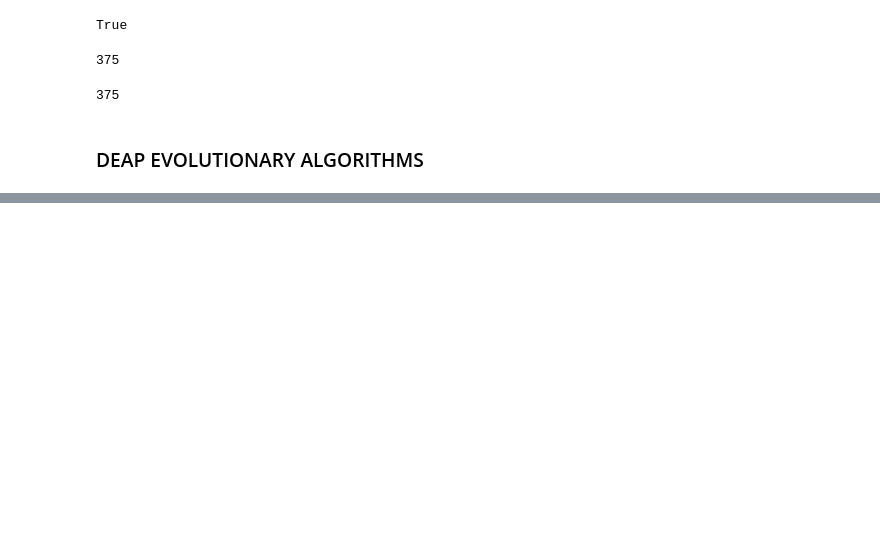
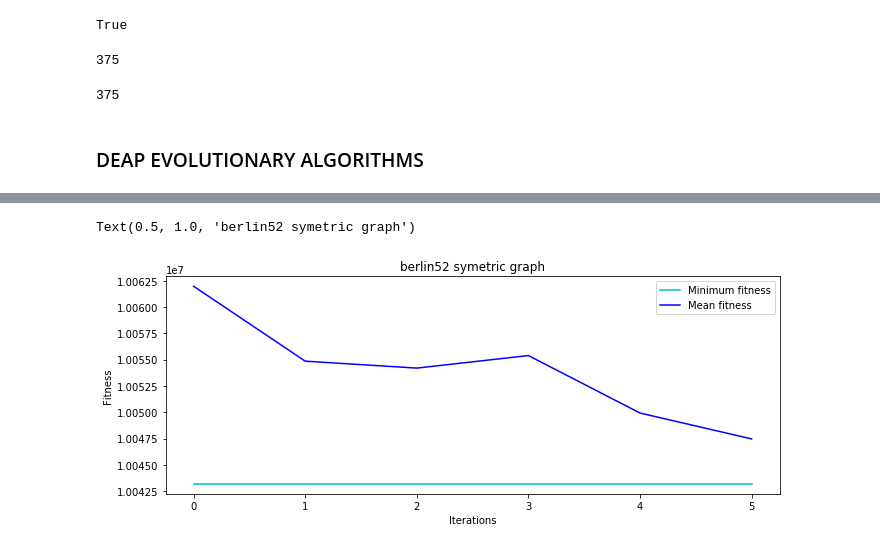
Before and after one commit to davebehr1/tsp_heuristics, a Jupyter notebook: ASYMMETRIC_GRAPH.ipynb, the cells around one changed output, grey strips where cells are left out. Drawn from its saved outputs; the diff is of its cells as text; code cells hidden in the pictures; blank space fills up the shorter version.

```diff
--- a/ASYMMETRIC_GRAPH.ipynb
+++ b/ASYMMETRIC_GRAPH.ipynb
@@ -118,0 +205,14 @@ Text(0.5, 1.0, 'ft70 assymetric graph')
+# %%
+toolbox = base.Toolbox()
+toolbox.register("expr", gp.genHalfAndHalf, pset=pset, min_=2, max_=3)
+toolbox.register("individual", tools.initIterate, creator.Individual, toolbox.expr)
+toolbox.register("population", tools.initRepeat, list, toolbox.individual)
+toolbox.register("compile", gp.compile, pset=pset)
+toolbox.register("evaluate", evaluate, G= G)
+toolbox.register("select", tools.selTournament, tournsize=3)
+toolbox.register("mate", gp.cxOnePoint)
+toolbox.register("expr_mut", gp.genFull, min_=0, max_=2)
+toolbox.register("mutate", gp.mutUniform, expr=toolbox.expr_mut, pset=pset)
+
+toolbox.decorate("mate", gp.staticLimit(key=operator.attrgetter("height"), max_value=17))
+toolbox.decorate("mutate", gp.staticLimit(key=operator.attrgetter("height"), max_value=17))
@@ -118,0 +271,9 @@ Text(0.5, 1.0, 'ft70 assymetric graph')
+# %%
+plt.figure(figsize=(11, 4))
+plots = plt.plot(log.select('min'),'c-', log.select('mean'), 'b-')
+plt.legend(plots, ('Minimum fitness', 'Mean fitness'), frameon=True)
+plt.ylabel('Fitness'); plt.xlabel('Iterations');
+plt.title("berlin52 symetric graph")
+# %% [output]
+Text(0.5, 1.0, 'berlin52 symetric graph')
+[figure, added]
```
Also changed, not shown: parts of 21 cells of this notebook, 12 other files.
